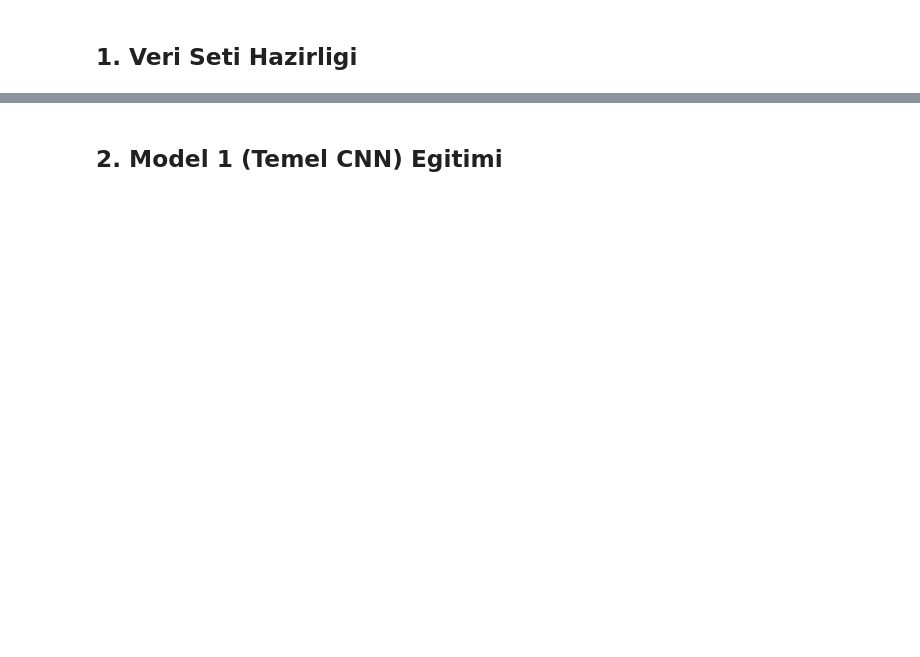
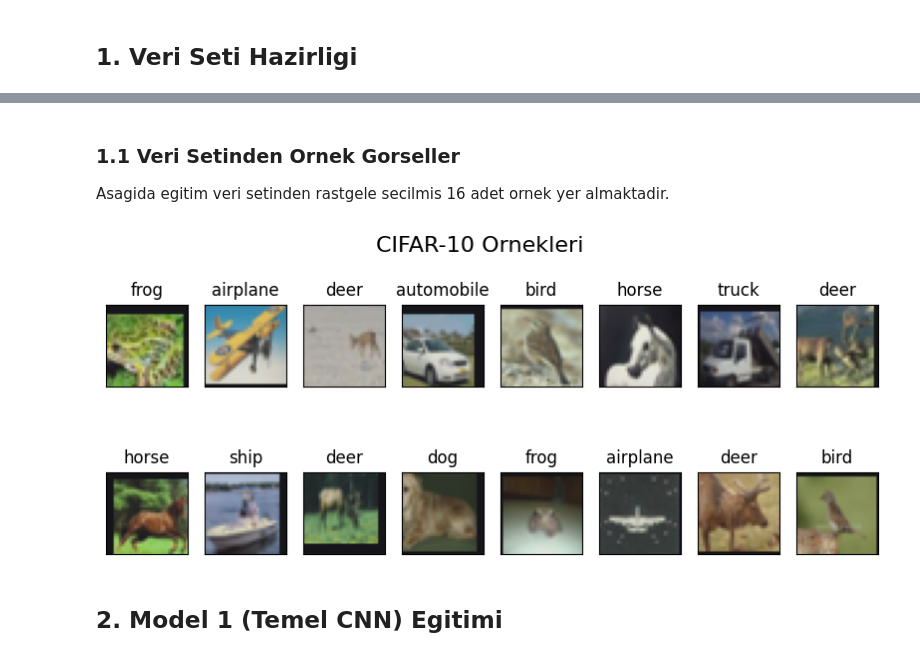
Before and after one commit to gorkemulas2005/LabProjectsYZM304, a Jupyter notebook: Odev2/proje.ipynb, the cells around one changed output, grey strips where cells are left out. Cells and saved outputs as stored; diff of their text form; code cells hidden in the pictures; blank space fills up the shorter version.

```diff
--- a/Odev2/proje.ipynb
+++ b/Odev2/proje.ipynb
@@ -34,3 +38,28 @@ print(f"Siniflar: {classes}")
+# %% [markdown]
+### 1.1 Veri Setinden Ornek Gorseller
+
+Asagida egitim veri setinden rastgele secilmis 16 adet ornek yer almaktadir.
+# %%
+def show_samples(loader, classes, title="CIFAR-10 Ornekleri"):
+    images, labels = next(iter(loader))
+    images = images.numpy()
+    fig = plt.figure(figsize=(10, 4))
+    for i in np.arange(16):
+        ax = fig.add_subplot(2, 8, i+1, xticks=[], yticks=[])
+        # Normalize edilmis gorseli geri dondur
+        img = images[i].transpose((1, 2, 0))
+        mean = np.array([0.4914, 0.4822, 0.4465])
+        std = np.array([0.2023, 0.1994, 0.2010])
+        img = std * img + mean
+        img = np.clip(img, 0, 1)
+        ax.imshow(img)
+        ax.set_title(classes[labels[i]])
+    plt.suptitle(title, fontsize=16)
+    plt.show()
+
+show_samples(train_loader, classes)
+# %% [output]
+[figure, added]
 # %% [markdown]
 ## 2. Model 1 (Temel CNN) Egitimi
 # %%
```
Also changed, not shown: parts of 6 cells of this notebook, 26 other files.
